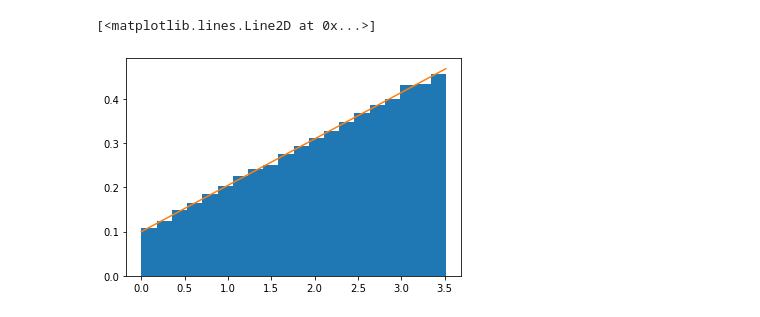
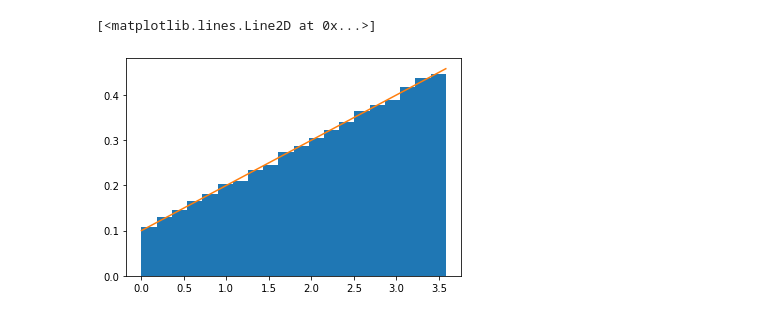
Before and after one commit to tsgaurav/Ising_RSRG, a Jupyter notebook: Ising_Decimation_2D.ipynb, the cells around one changed output. Drawn from its saved outputs; the diff is of its cells as text; code cells hidden in the pictures.

```diff
--- a/Ising_Decimation_2D.ipynb
+++ b/Ising_Decimation_2D.ipynb
@@ -38,37 +75,37 @@ def random_custDist(a,b,custDist,size=None, nControl=10**6):
     #suggests random samples between x0 and x1 and accepts the suggestion with probability custDist(x)
     #custDist noes not need to be normalized. Add this condition to increase performance.
     #Best performance for max_{x in [x0,x1]} custDist(x) = 1
     samples=[]
     nLoop=0
 
     low = 0
     high = (np.sqrt(a**2 + 2*b) - a)/b
 
     while len(samples)<size and nLoop<nControl:
         x=np.random.uniform(low=low,high=high)
         prop=custDist(x, a, b)
         assert prop>=0 and prop<=1
         if np.random.uniform(low=0,high=1) <=prop:
             samples += [x]
         nLoop+=1
     return samples
 
 #call
 a=0.1
-b=0.105
+b=0.1
 def custDist(x, a, b):
     return a + b*x
 samples=random_custDist(a,b,custDist=custDist,size=100000)
 #print(samples)
 
-plt.hist(samples, density=True, bins = 20)
+plt.hist(np.array(samples), density=True, bins = 20)
 
 x = np.linspace(0, (np.sqrt(a**2 + 2*b) - a)/b, 1000)
 
-plt.plot(x, custDist(x, a, b))
+plt.plot(x, np.array(custDist(x, a, b)))
 # %% [output]
 [<matplotlib.lines.Line2D at 0x...>]
-[figure, old version]
+[figure, new version]
 # %%
 def update_adjacency_J_ij(adj_ind, i, j):
     #Updates adjaceny set of i with that of j
```
Also changed, not shown: parts of 34 cells of this notebook, 7 other files.
